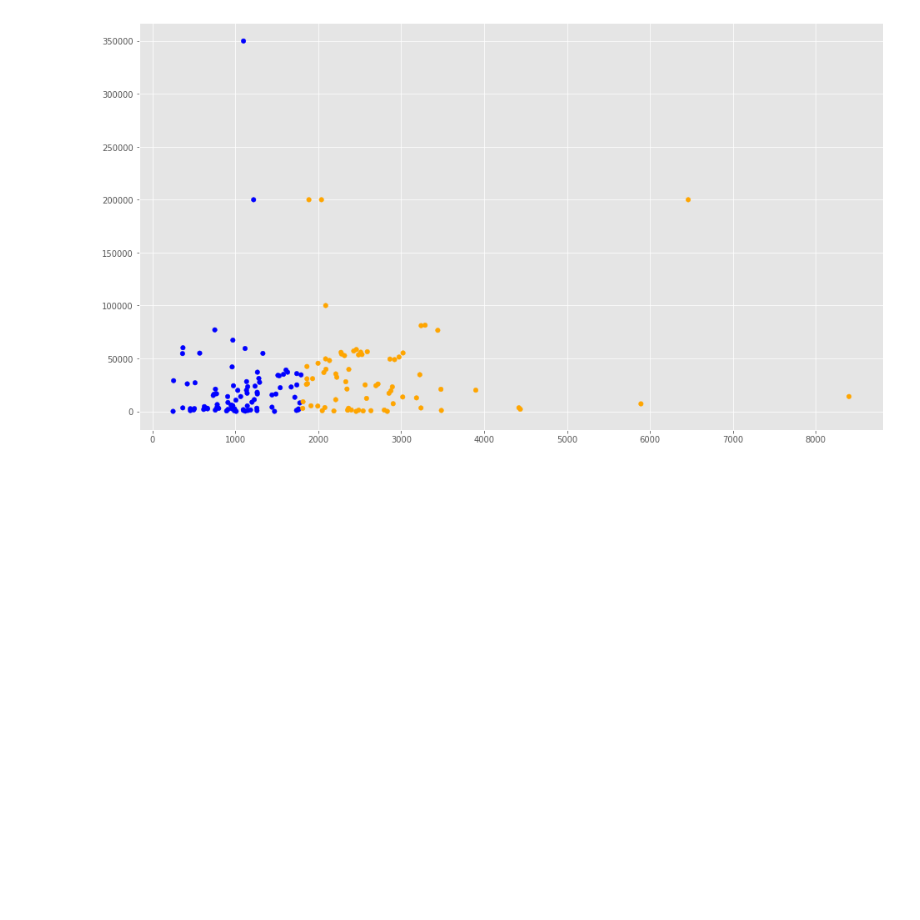
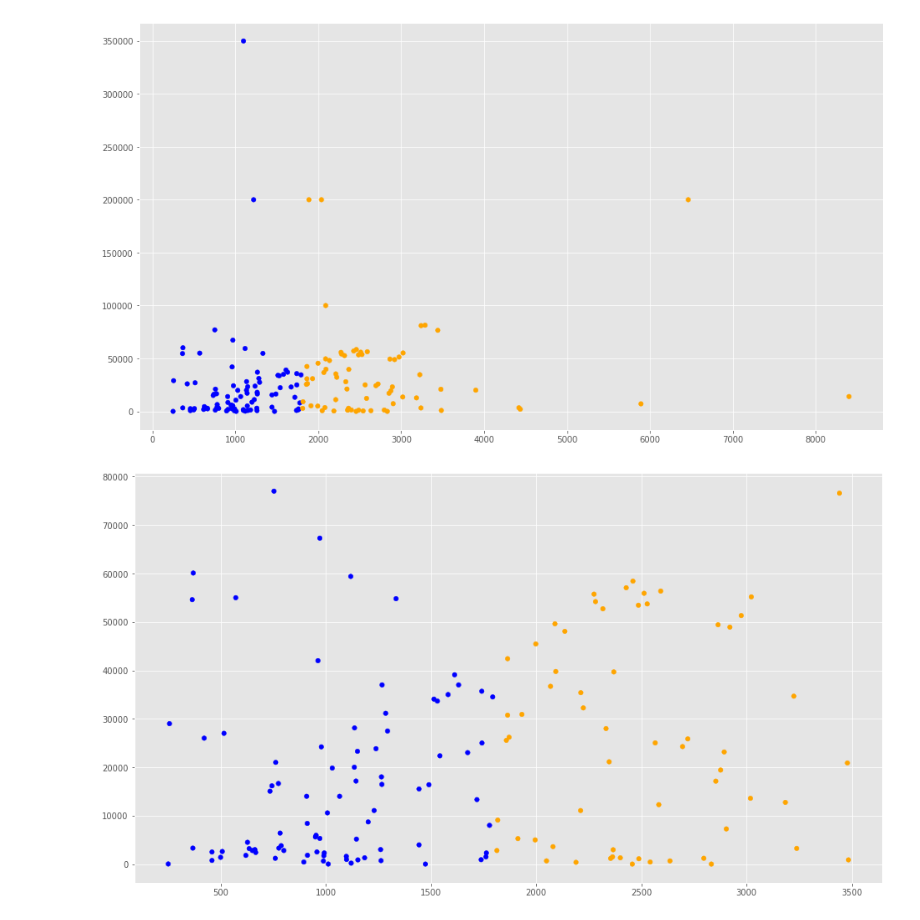
Before and after one commit to Ivan19Trujillo/IA-CLASE-L5, a Jupyter notebook: ArticuloR.ipynb, the cells around one changed output. Saved outputs shown, nothing was run; the diff lists cells and outputs as text; code cells hidden in the pictures; blank space fills up the shorter version.

```diff
--- a/ArticuloR.ipynb
+++ b/ArticuloR.ipynb
@@ -93,3 +93,24 @@ plt.scatter(f1, f2, c=asignar, s=tamaños[0])
 plt.show()
 # %% [output]
 [figure]
+# %%
+# VISUALIZAR los datos en la zona donde se concentran mas los puntos
+# esto es en el eje X: entre 0 y 3.500
+#y en el eje Y:  entre 0 y 80.000
+filtered_data = data[(data['Word count'] <= 3500) & (data['# Shares'] <= 80000)]
+
+f1 = filtered_data['Word count'].values
+f2 = filtered_data['# Shares'].values
+
+#Puntar en colores los puntos por debajo y por encima de la media de cantidad de palabras
+asignar=[]
+for index, row in filtered_data.iterrows():
+    if(row['Word count']>1808):
+        asignar.append(colores[0])
+    else:
+        asignar.append(colores[1])
+
+plt.scatter(f1, f2, c=asignar, s=tamaños[0])
+plt.show()
+# %% [output]
+[figure, added]
```
Also changed, not shown: parts of 10 cells of this notebook.
